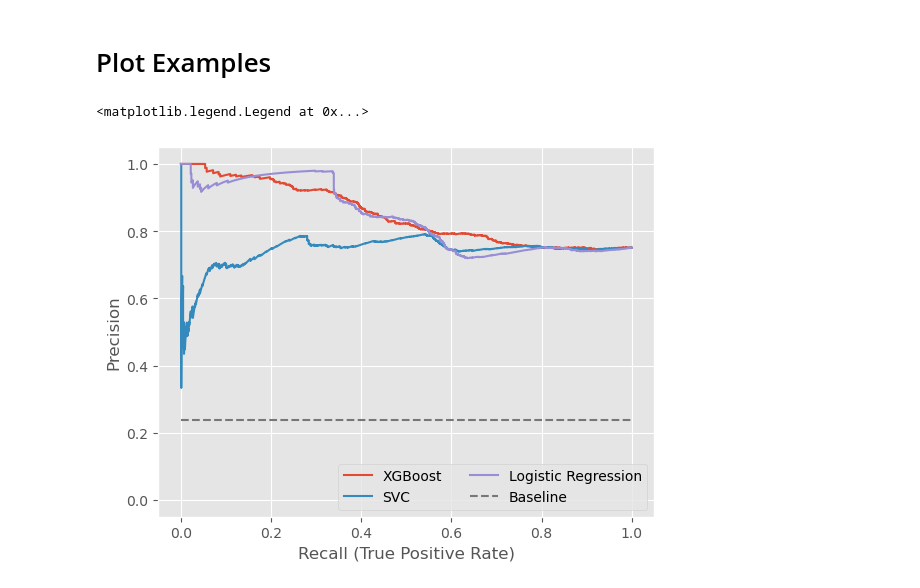
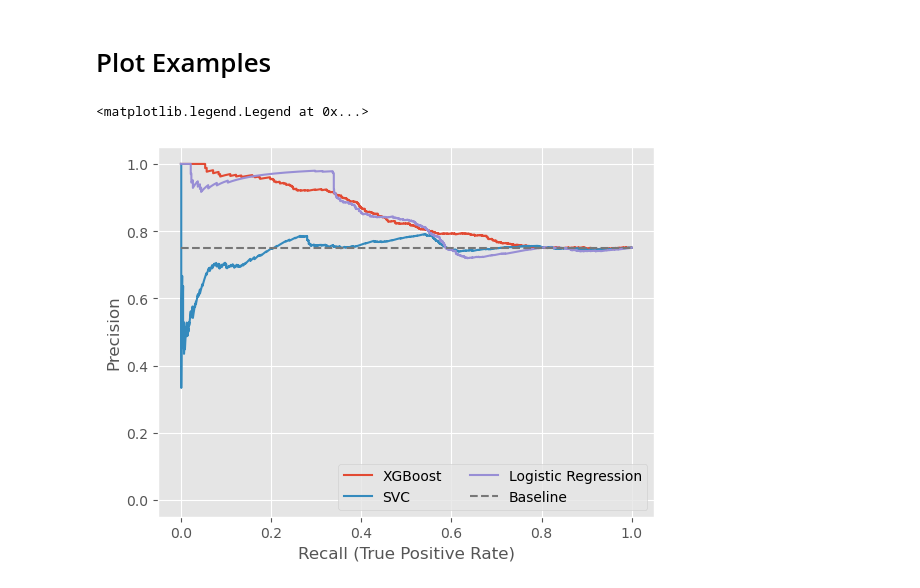
Before and after one commit to vhffm/biological-data, a Jupyter notebook: 03_classification.ipynb, the cells around one changed output. Drawn from its saved outputs; the diff is of its cells as text; code cells hidden in the pictures.

Commit message:
fix: wrong baseline for PR curve

```diff
--- a/03_classification.ipynb
+++ b/03_classification.ipynb
@@ -101,18 +101,18 @@ p_03, r_03, _ = precision_recall_curve(y_01, y_pred_03[:,1])
 # %%
 fig, ax = plt.subplots(1,1)
 
 ax.plot(r_01, p_01, label='XGBoost')
 ax.plot(r_02[1:], p_02[1:], label='SVC')
 ax.plot(r_03, p_03, label='Logistic Regression')
 
-ax.plot([0,1], np.ones(2) * np.sum(df_01.Y==True)/df_01.shape[0], '--', label='Baseline')
+ax.plot([0,1], np.ones(2) * np.sum(df_01.Yc==True)/df_01.shape[0], '--', label='Baseline')
 
 ax.set_xlim([-0.05,1.05])
 ax.set_ylim([-0.05,1.05])
 ax.set_xlabel('Recall (True Positive Rate)')
 ax.set_ylabel('Precision')
 
 ax.legend(loc='lower right', ncols=2)
 # %% [output]
 <matplotlib.legend.Legend at 0x...>
-[figure, old version]
+[figure, new version]
```
Also changed, not shown: 2 other files.
